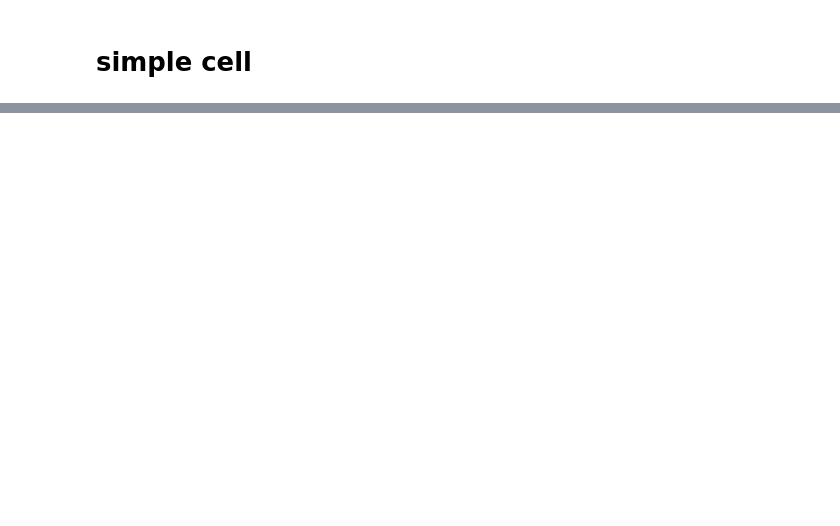
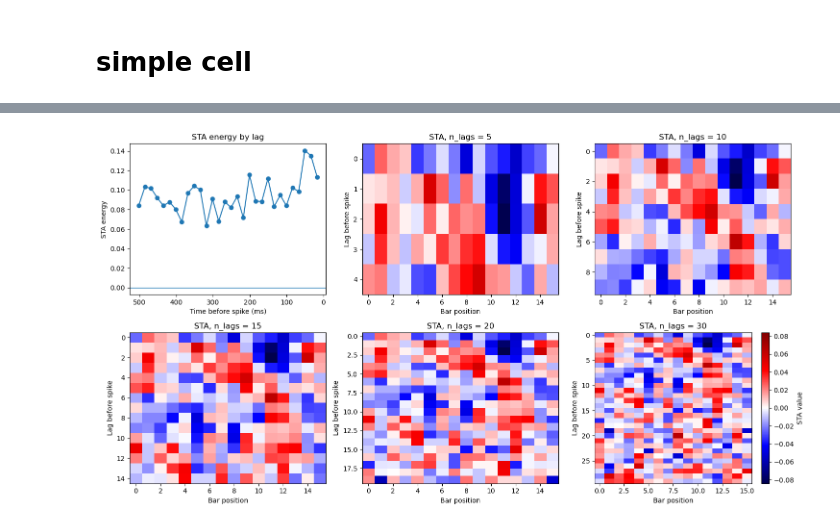
Before and after one commit to alessandrodipiano/neural_encoding, a Jupyter notebook: notebook/start.ipynb, the cells around one changed output, grey strips where cells are left out. Cells and saved outputs as stored; diff of their text form; code cells hidden in the pictures; blank space fills up the shorter version.

```diff
--- a/notebook/start.ipynb
+++ b/notebook/start.ipynb
@@ -1039,0 +403,64 @@ For an exactly white-noise stimulus the STA equals the Wiener filter — the opt
+# %%
+lag_values = [5, 10, 15, 20, 30]
+stas = {}
+
+
+for L in lag_values:
+    sta_L, n_spikes = compute_sta(
+        paths_linear_trial,
+        msq1D_stim,
+        n_lags=L,
+        frame_rate=frame_rate
+    )
+    stas[L] = sta_L
+
+fig, axes = plt.subplots(
+    2, 3,
+    figsize=(15, 8),
+    sharex=False
+)
+
+axes = axes.ravel()
+
+
+sta_30 = stas[30]
+lag_ms = 1000 * np.arange(1, sta_30.shape[0] + 1) / frame_rate
+lag_energy = np.sqrt(np.sum(sta_30**2, axis=1))
+
+axes[0].plot(lag_ms, lag_energy, marker="o")
+axes[0].invert_xaxis()
+axes[0].axhline(0, linewidth=1)
+axes[0].set_title("STA energy by lag")
+axes[0].set_xlabel("Time before spike (ms)")
+axes[0].set_ylabel("STA energy")
+
+# ---------- Remaining five panels: STA heatmaps ----------
+vmax = max(np.max(np.abs(stas[L])) for L in lag_values)
+
+for ax, L in zip(axes[1:], lag_values):
+    sta_L = stas[L]
+
+    im = ax.imshow(
+        sta_L,
+        aspect="auto",
+        cmap="seismic",
+        vmin=-vmax,
+        vmax=vmax,
+        origin="upper"
+    )
+
+    ax.set_title(f"STA, n_lags = {L}")
+    ax.set_xlabel("Bar position")
+    ax.set_ylabel("Lag before spike")
+
+# ---------- Shared colorbar for heatmaps only ----------
+cbar = fig.colorbar(
+    im,
+
+)
+cbar.set_label("STA value")
+
+plt.tight_layout()
+plt.show()
+# %% [output]
+[figure, added]
```
Also changed, not shown: parts of 55 cells of this notebook.
